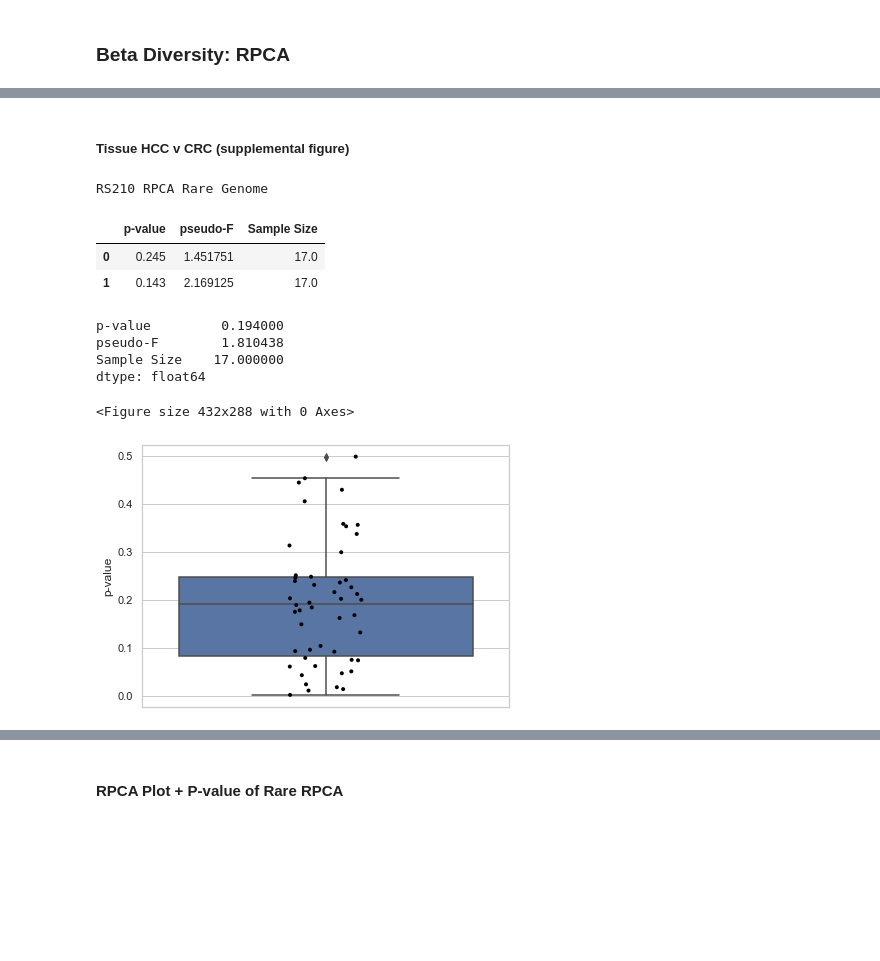
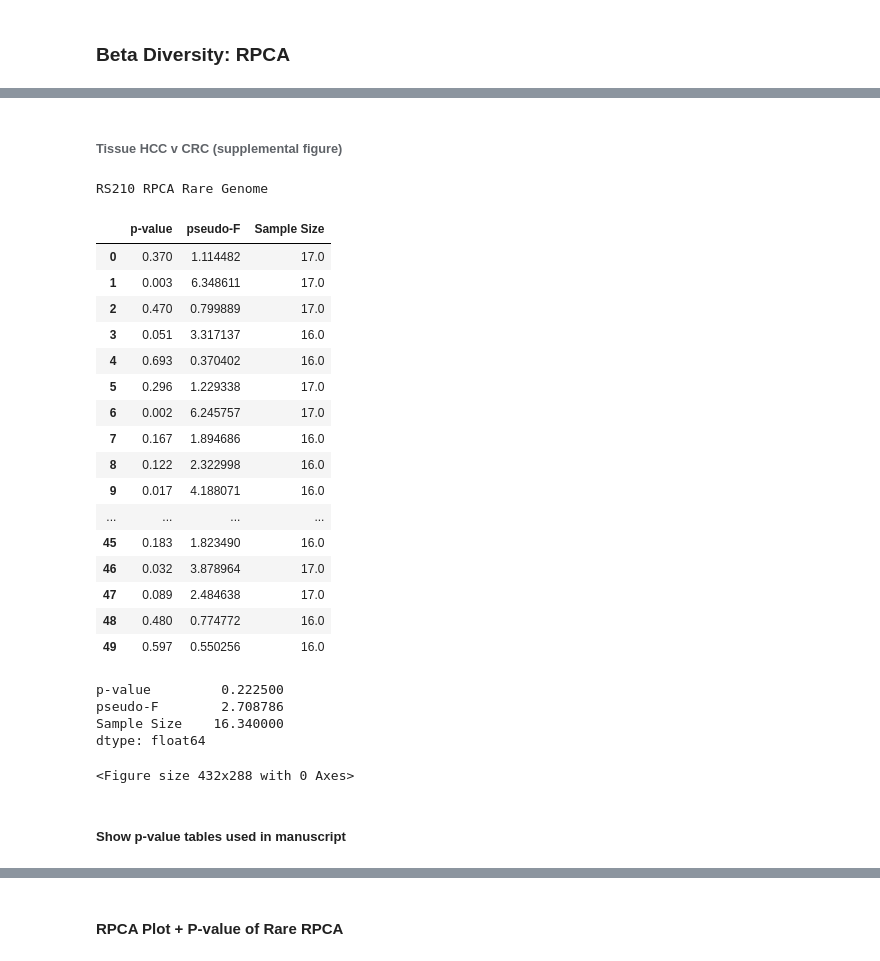
Before and after one commit to cguccione/HCC-microbialDNA, a Jupyter notebook: 4_Analysis_Figures.ipynb, the cells around one changed output, grey strips where cells are left out. Cells and saved outputs as stored; diff of their text form; code cells hidden in the pictures; blank space fills up the shorter version.

```diff
--- a/Figure_Plotting.ipynb
+++ b/4_Analysis_Figures.ipynb
@@ -134,0 +192,26 @@ def rpca_rare(fn, zebra_level='0.1', rarefaction=550, metric='tumor_type'):
+# %%
+def call_beta(fn, metric, rarefaction=1000, numRares=10, open_prior=False):
+
+    if open_prior !=False:
+
+        df_rs210_rpca_rare_genome = pd.read_csv('outputs/permanova_averages/' + fn + key_var + '_' + str(rarefaction) + open_prior + '.tsv', sep='\t')
+        display(df_rs210_rpca_rare_genome)
+
+        #Display mean
+        print(df_rs210_rpca_rare_genome.mean())
+
+        return(df_rs210_rpca_rare_genome)
+
+    #Metadata
+    metadata = pd.read_csv('processed_data/metadata/metadata_' + fn + '.tsv', sep='\t')
+
+    #biom tables in df format
+    df_rs210_genome = pd.read_csv('processed_data/pandas_df/' + fn + key_var + '.tsv' , sep='\t', index_col = 0)
+
+    df_rs210_rpca_rare_genome = beta_figures(df_rs210_genome, metadata, rarefaction, metric, numRares= numRares)
+
+    #Save beta diversity dataframe
+    df_rs210_rpca_rare_genome.to_csv('outputs/permanova_averages/' + fn + key_var + '_' + str(rarefaction) + '.tsv' , sep='\t', index=False)
+
+
+    return(df_rs210_rpca_rare_genome)
@@ -167,15 +423,0 @@ from python_scripts.beta_diversity import *
-# %%
-def call_beta(fn, metric, rarefaction=2000, zebra_level='0.1', numRares=10, decoide_min_feature_count=10):
-
-    #Metadata
-    metadata = pd.read_csv('processed_data/metadata/metadata_' + fn + '.tsv', sep='\t')
-
-    #biom tables in df format
-    df_rs210_genome = pd.read_csv('processed_data/pandas_df/' + fn + '_qiita15336_prep16181_pangenome_rs210_scrubbed_zebraFilter' + zebra_level + '.tsv' , sep='\t', index_col = 0)
-
-
-
-    rs210_rpca_genome, df_rs210_rpca_rare_genome = beta_figures(df_rs210_genome, metadata, rarefaction, metric, numRares= numRares,
-                                                                decoide_min_feature_count= decoide_min_feature_count)
-
-    return(rs210_rpca_genome, df_rs210_rpca_rare_genome)
@@ -226,22 +482,30 @@ plot_avg_rpca(avg_rpca_ADJ, 'adj_HCC_v_CRC')
 # %% [markdown]
-##### Tissue HCC v CRC (supplemental figure)
+###### Tissue HCC v CRC (supplemental figure)
 # %%
-#This is just a random one ... not used in text
-rs210_rpca_genome_TUM, df_rs210_rpca_rare_genome_TUM = call_beta('tumor_HCC_v_CRC', 'tumor_type', numRares=2, decoide_min_feature_count=1)
+df_rs210_rpca_rare_genome = call_beta('tumor_HCC_v_CRC', 'tumor_type', rarefaction=60, numRares=50)
 # %% [output]
 RS210 RPCA Rare Genome
 |  | p-value | pseudo-F | Sample Size |
-| 0 | 0.245 | 1.451751 | 17.0 |
-| 1 | 0.143 | 2.169125 | 17.0 |
+| 0 | 0.370 | 1.114482 | 17.0 |
+| 1 | 0.003 | 6.348611 | 17.0 |
+| 2 | 0.470 | 0.799889 | 17.0 |
+| 3 | 0.051 | 3.317137 | 16.0 |
+| 4 | 0.693 | 0.370402 | 16.0 |
+| 5 | 0.296 | 1.229338 | 17.0 |
+| 6 | 0.002 | 6.245757 | 17.0 |
+| 7 | 0.167 | 1.894686 | 16.0 |
+| 8 | 0.122 | 2.322998 | 16.0 |
+| 9 | 0.017 | 4.188071 | 16.0 |
+| ... | ... | ... | ... |
+| 45 | 0.183 | 1.823490 | 16.0 |
+| 46 | 0.032 | 3.878964 | 17.0 |
+| 47 | 0.089 | 2.484638 | 17.0 |
+| 48 | 0.480 | 0.774772 | 16.0 |
+| 49 | 0.597 | 0.550256 | 16.0 |
-p-value         0.194000
-pseudo-F        1.810438
-Sample Size    17.000000
+p-value         0.222500
+pseudo-F        2.708786
+Sample Size    16.340000
 dtype: float64
 <Figure size 432x288 with 0 Axes>
-# %%
-#Permanova Average of Rare Results (poss Supplemental)
-avg_rpca_TUM = pd.read_csv('beta_diversity_avg/tumor_HCC_v_CRC_genome_r2000_dmfc1/rs210_rpca_rare.txt', sep='\t')
-
-plot_avg_rpca(avg_rpca_TUM, 'TUM_HCC_v_CRC')
-# %% [output]
-[figure, removed]
+# %% [markdown]
+##### Show p-value tables used in manuscript
```
Also changed, not shown: parts of 76 cells of this notebook, 6 other files.
